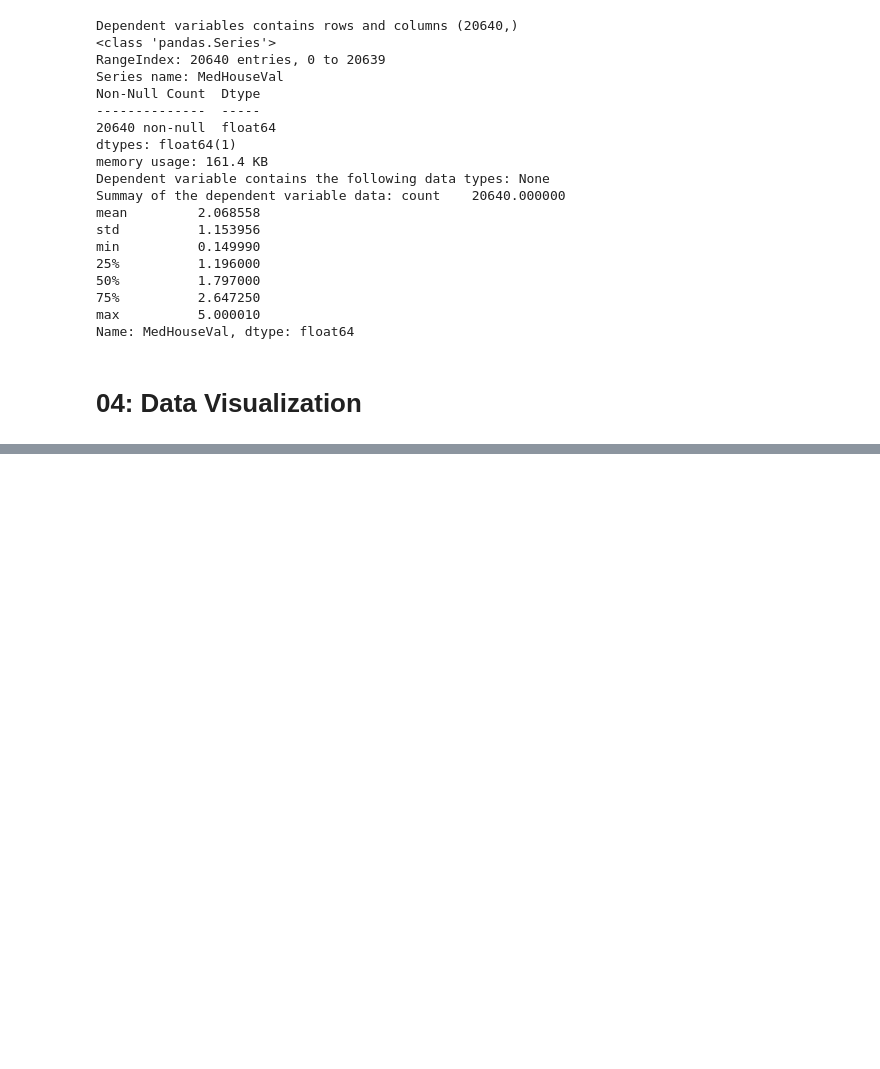
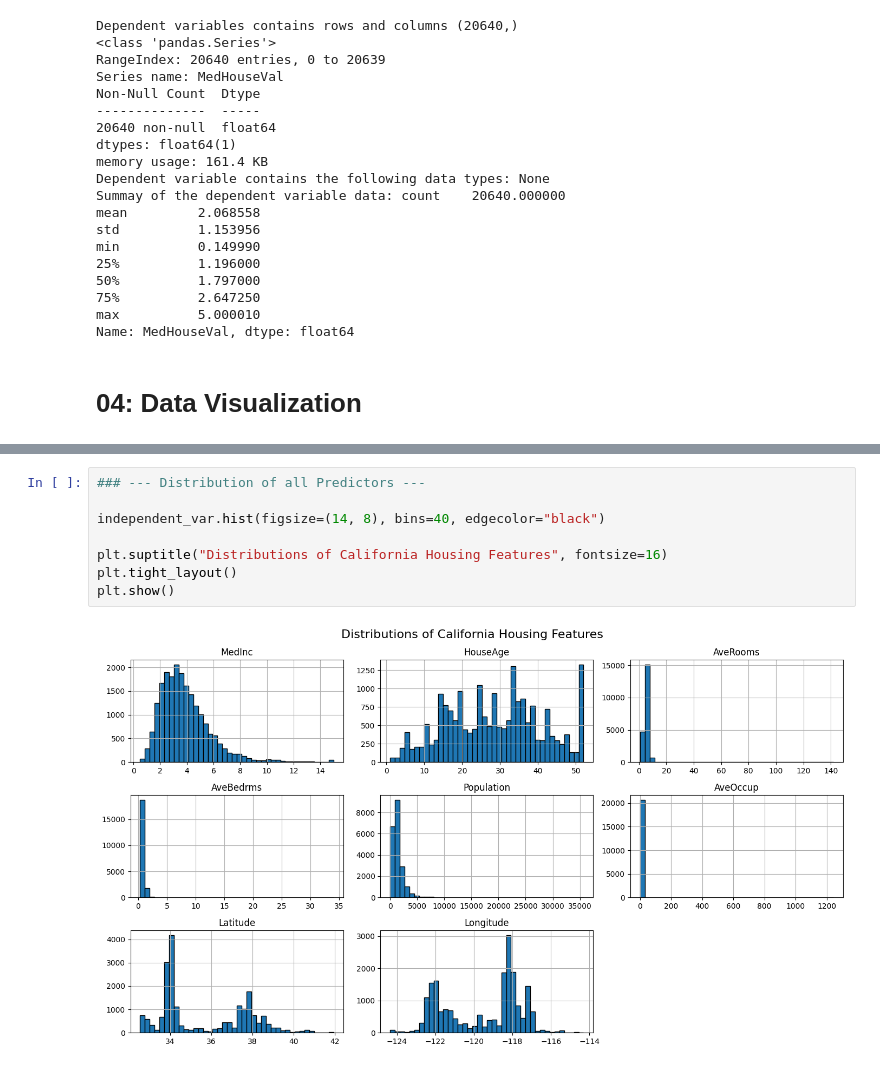
Before and after one commit to CH-CHISAKA/Machine_Learning_and_Data_Science, a Jupyter notebook: 04-assignments/03-assignment/california_housing.ipynb, the cells around one changed output, grey strips where cells are left out. Drawn from its saved outputs; the diff is of its cells as text; blank space fills up the shorter version.

```diff
--- a/04-assignments/03-assignment/california_housing.ipynb
+++ b/04-assignments/03-assignment/california_housing.ipynb
@@ -127,0 +142,10 @@ Name: MedHouseVal, dtype: float64
+# %%
+### --- Distribution of all Predictors ---
+
+independent_var.hist(figsize=(14, 8), bins=40, edgecolor="black")
+
+plt.suptitle("Distributions of California Housing Features", fontsize=16)
+plt.tight_layout()
+plt.show()
+# %% [output]
+[figure, added]
```
Also changed, not shown: parts of 12 cells of this notebook.
